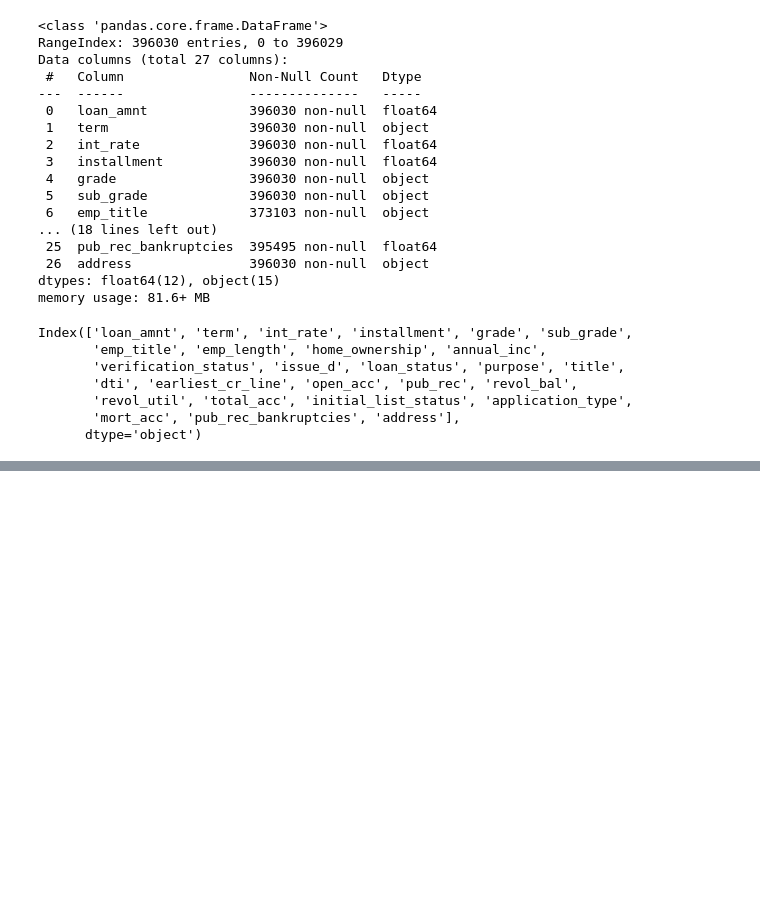
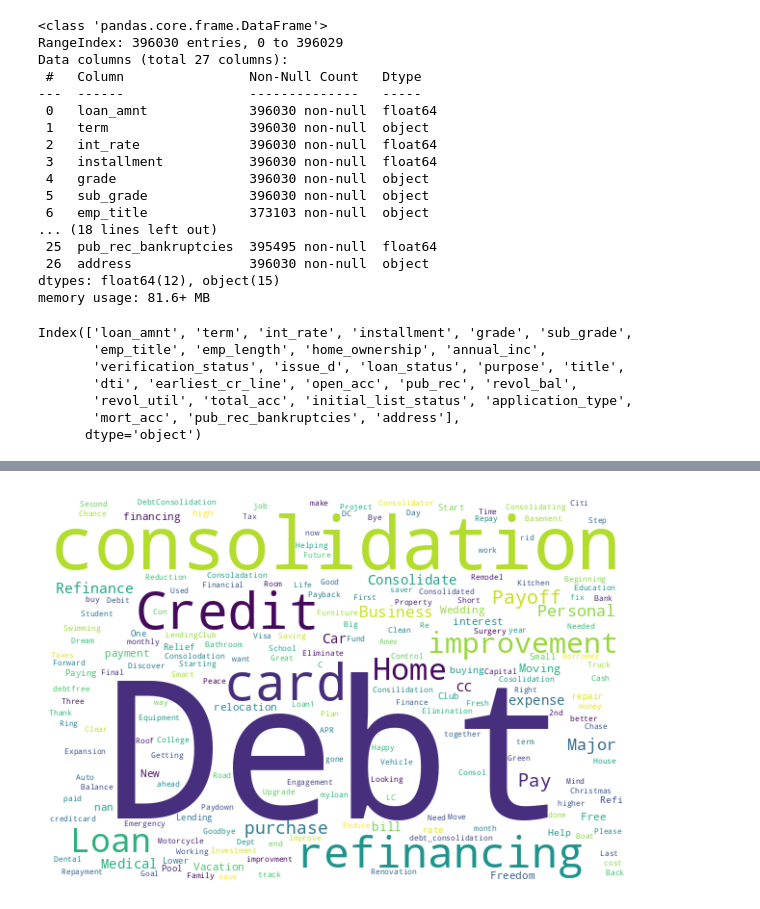
Before and after one commit to DineshPrabhuEng/Case_studies, a Jupyter notebook: Case_studies/Loan_tap_ML_case_study.ipynb, the cells around one changed output, grey strips where cells are left out. Saved outputs shown, nothing was run; the diff lists cells and outputs as text; code cells hidden in the pictures; blank space fills up the shorter version.

Commit message:
Loan Tap case study

```diff
--- a/Case_studies/Loan_tap_ML_case_study.ipynb
+++ b/Case_studies/Loan_tap_ML_case_study.ipynb
@@ -90,0 +179,14 @@ Index(['loan_amnt', 'term', 'int_rate', 'installment', 'grade', 'sub_grade',
+# %%
+from wordcloud import WordCloud
+temp_title=df['title'].astype('str')
+text=' '.join(temp_title)
+wordcould= WordCloud(width=600,height=400,background_color='white',collocations=False,
+                     max_font_size=200, prefer_horizontal=1.0, colormap='viridis').generate(text)
+plt.figure(figsize=(10,5))
+plt.imshow(wordcould,interpolation='bilinear')
+plt.axis('off')
+plt.show()
+
+#most applicants are applying loan for "Debt_consolidation"
+# %% [output]
+[figure, added]
```
Also changed, not shown: parts of 32 cells of this notebook, 3 other files.
